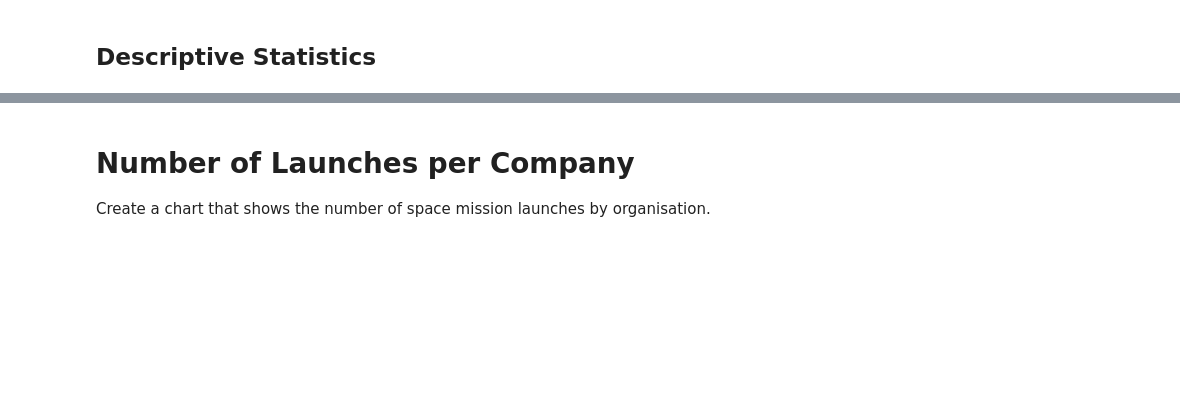
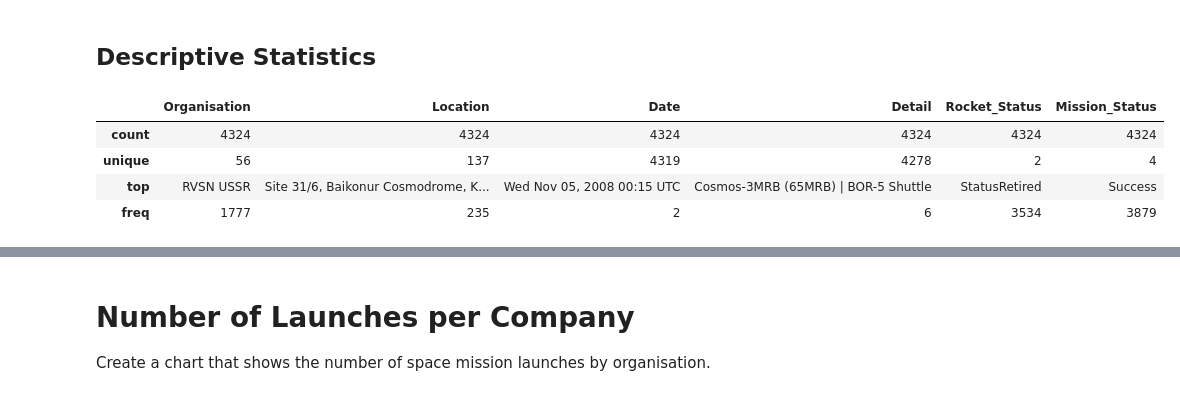
Before and after one commit to CyberWol-12/space_mission_analysis, a Jupyter notebook: Space_Missions_Analysis_(start).ipynb, the cells around one changed output, grey strips where cells are left out. Saved outputs shown, nothing was run; the diff lists cells and outputs as text; code cells hidden in the pictures; blank space fills up the shorter version.

```diff
--- a/Space_Missions_Analysis_(start).ipynb
+++ b/Space_Missions_Analysis_(start).ipynb
@@ -87,2 +107,11 @@ df_data.drop(['Unnamed: 0', 'Unnamed: 0.1'], axis=1, inplace=True, errors='ignor
 # %% [markdown]
 ## Descriptive Statistics
+# %%
+
+df_data.describe(include='object')
+# %% [output]
+|  | Organisation | Location | Date | Detail | Rocket_Status | Mission_Status |
+| count | 4324 | 4324 | 4324 | 4324 | 4324 | 4324 |
+| unique | 56 | 137 | 4319 | 4278 | 2 | 4 |
+| top | RVSN USSR | Site 31/6, Baikonur Cosmodrome, K... | Wed Nov 05, 2008 00:15 UTC | Cosmos-3MRB (65MRB) | BOR-5 Shuttle | StatusRetired | Success |
+| freq | 1777 | 235 | 2 | 6 | 3534 | 3879 |
```
Also changed, not shown: parts of 7 cells of this notebook.
